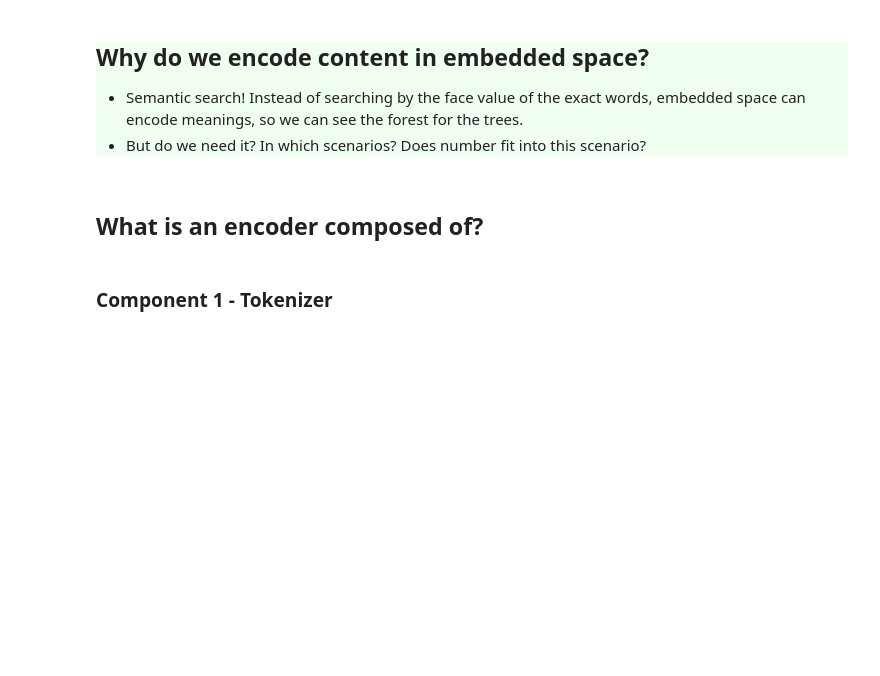
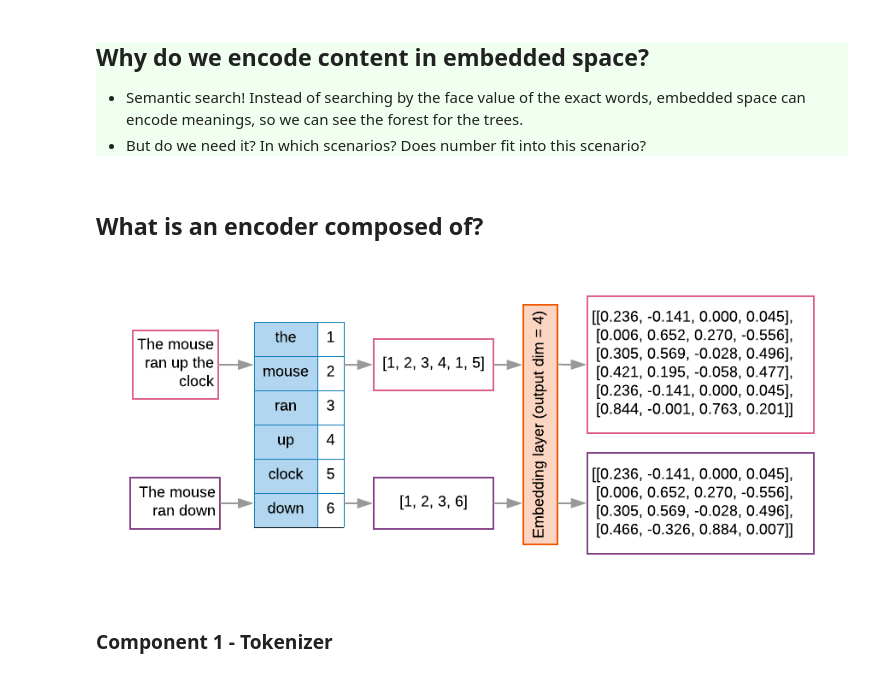
Before and after one commit to tintinrevient/rag-redis-demo, a Jupyter notebook: notebooks/embeddings.ipynb, the cells around one changed output. Saved outputs shown, nothing was run; the diff lists cells and outputs as text; code cells hidden in the pictures; blank space fills up the shorter version.

```diff
--- a/notebooks/embeddings.ipynb
+++ b/notebooks/embeddings.ipynb
@@ -102,7 +102,10 @@ array([-0.2132133 ,  0.11719614,  0.22745958, -0.29696494,  0.16332254,
 # %% [markdown]
 ## What is an encoder composed of?
 # %%
-# add a pix here
+from IPython.display import Image
+Image(filename='pix/embedding.png')
+# %% [output]
+[figure, added]
 # %% [markdown]
 ### Component 1 - Tokenizer
 # %%
```
Also changed, not shown: parts of 2 cells of this notebook, 18 other files.
